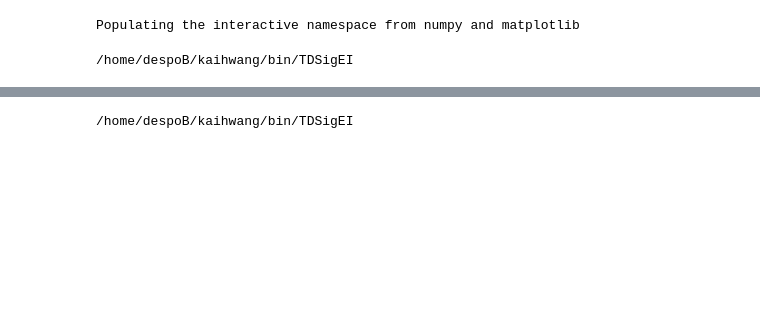
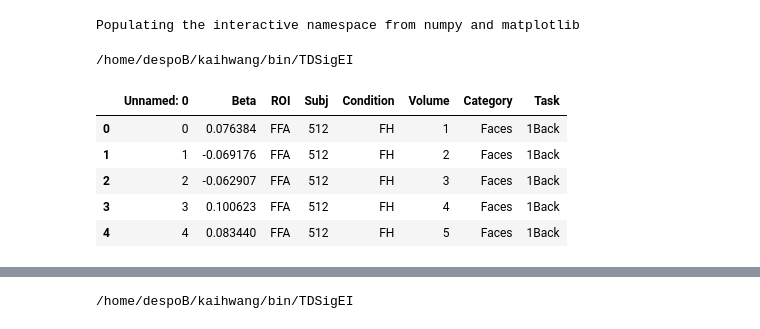
Before and after one commit to kaihwang/TDSigEI, a Jupyter notebook: Models/Plot FIR.ipynb, the cells around one changed output, grey strips where cells are left out. Drawn from its saved outputs; the diff is of its cells as text; code cells hidden in the pictures; blank space fills up the shorter version.

```diff
--- a/Models/Plot FIR.ipynb
+++ b/Models/Plot FIR.ipynb
@@ -22,3 +22,21 @@ mean_df = FIR_df.groupby(['ROI','Condition','Volume']).mean().reset_index()
 sem_df = FIR_df.groupby(['ROI','Condition','Volume']).sem().reset_index()
 # %% [output]
 /home/despoB/kaihwang/bin/TDSigEI
+# %%
+FIR_df['Category'] = 'Faces'
+FIR_df.loc[FIR_df['Condition'] == 'HF','Category'] = 'Buildings'
+FIR_df.loc[FIR_df['Condition'] == 'Hp','Category'] = 'Buildings'
+#FIR_df[FIR_df['Condition'] == 'Hp']['Category'] ='Buildings'
+#FIR_df[FIR_df['Condition'] == 'Ho']['Category'] ='Buildings'
+
+FIR_df['Task'] = '0Back'
+FIR_df.loc[FIR_df['Condition'] == 'HF','Task'] ='1Back'
+FIR_df.loc[FIR_df['Condition'] == 'FH','Task'] ='1Back'
+FIR_df.head()
+# %% [output]
+|  | Unnamed: 0 | Beta | ROI | Subj | Condition | Volume | Category | Task |
+| 0 | 0 | 0.076384 | FFA | 512 | FH | 1 | Faces | 1Back |
+| 1 | 1 | -0.069176 | FFA | 512 | FH | 2 | Faces | 1Back |
+| 2 | 2 | -0.062907 | FFA | 512 | FH | 3 | Faces | 1Back |
+| 3 | 3 | 0.100623 | FFA | 512 | FH | 4 | Faces | 1Back |
+| 4 | 4 | 0.083440 | FFA | 512 | FH | 5 | Faces | 1Back |
```
Also changed, not shown: parts of 10 cells of this notebook.
